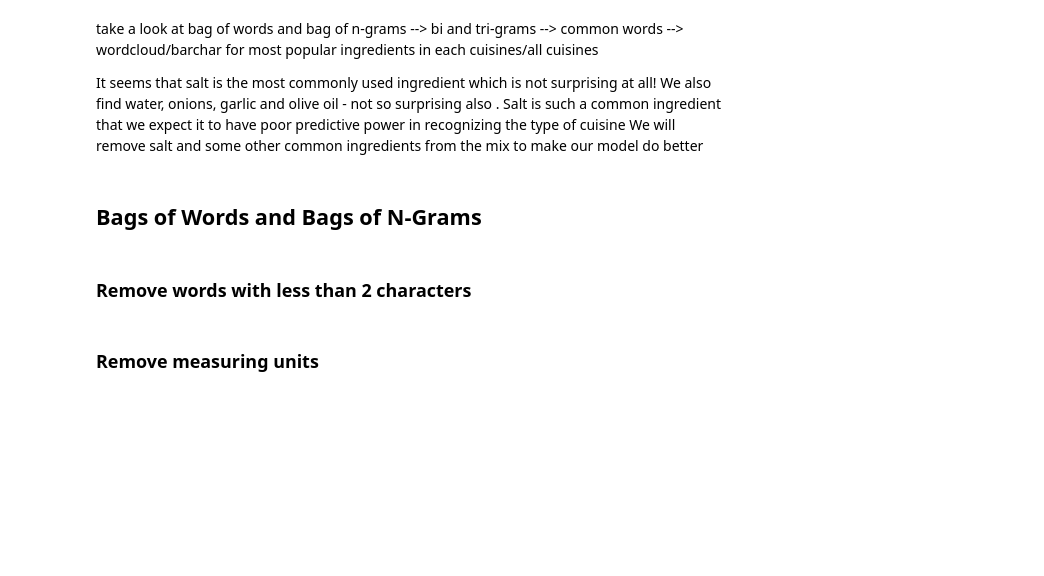
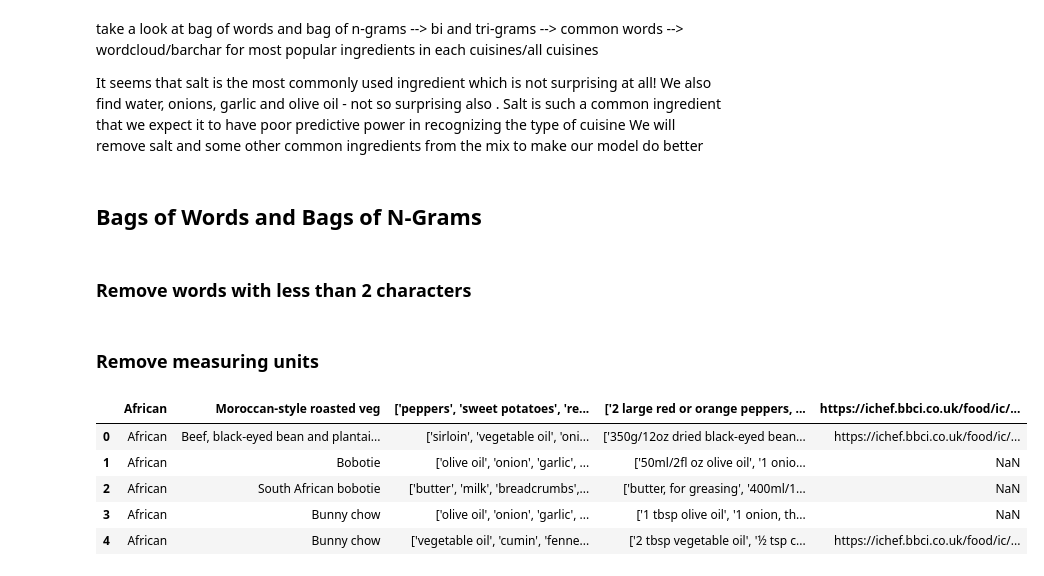
Before and after one commit to momcancode/Cuisine-Demystifier-NLP-ML-Project, a Jupyter notebook: model/00_EDA.ipynb, the cells around one changed output. Drawn from its saved outputs; the diff is of its cells as text; code cells hidden in the pictures; blank space fills up the shorter version.

```diff
--- a/model/00_EDA.ipynb
+++ b/model/00_EDA.ipynb
@@ -407,3 +407,14 @@ It seems that salt is the most commonly used ingredient which is not surprising
 ### Remove words with less than 2 characters
 # %% [markdown]
 ### Remove measuring units
+# %%
+df = pd.read_csv("../data/cuisine_ingredients.csv", encoding='utf-16')
+# %%
+df.head()
+# %% [output]
+|  | African | Moroccan-style roasted veg | ['peppers', 'sweet potatoes', 're... | ['2 large red or orange peppers, ... | https://ichef.bbci.co.uk/food/ic/... |
+| 0 | African | Beef, black-eyed bean and plantai... | ['sirloin', 'vegetable oil', 'oni... | ['350g/12oz dried black-eyed bean... | https://ichef.bbci.co.uk/food/ic/... |
+| 1 | African | Bobotie | ['olive oil', 'onion', 'garlic', ... | ['50ml/2fl oz olive oil', '1 onio... | NaN |
+| 2 | African | South African bobotie | ['butter', 'milk', 'breadcrumbs',... | ['butter, for greasing', '400ml/1... | NaN |
+| 3 | African | Bunny chow | ['olive oil', 'onion', 'garlic', ... | ['1 tbsp olive oil', '1 onion, th... | NaN |
+| 4 | African | Bunny chow | ['vegetable oil', 'cumin', 'fenne... | ['2 tbsp vegetable oil', '½ tsp c... | https://ichef.bbci.co.uk/food/ic/... |
```
Also changed, not shown: 4 other files.
